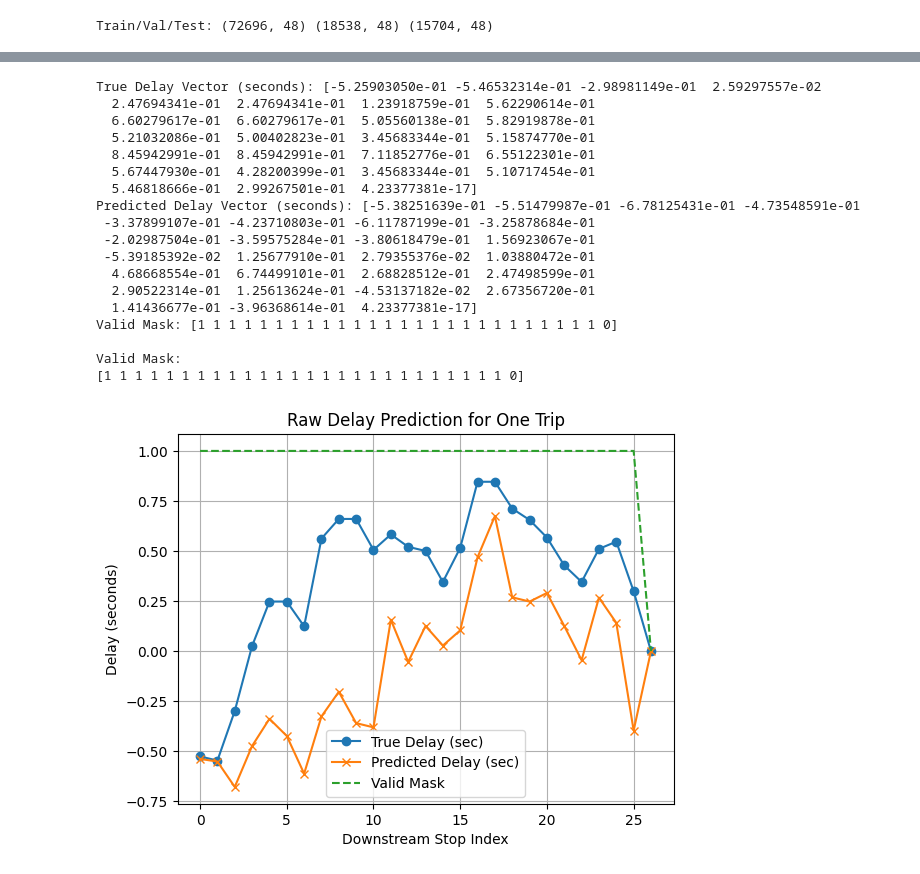
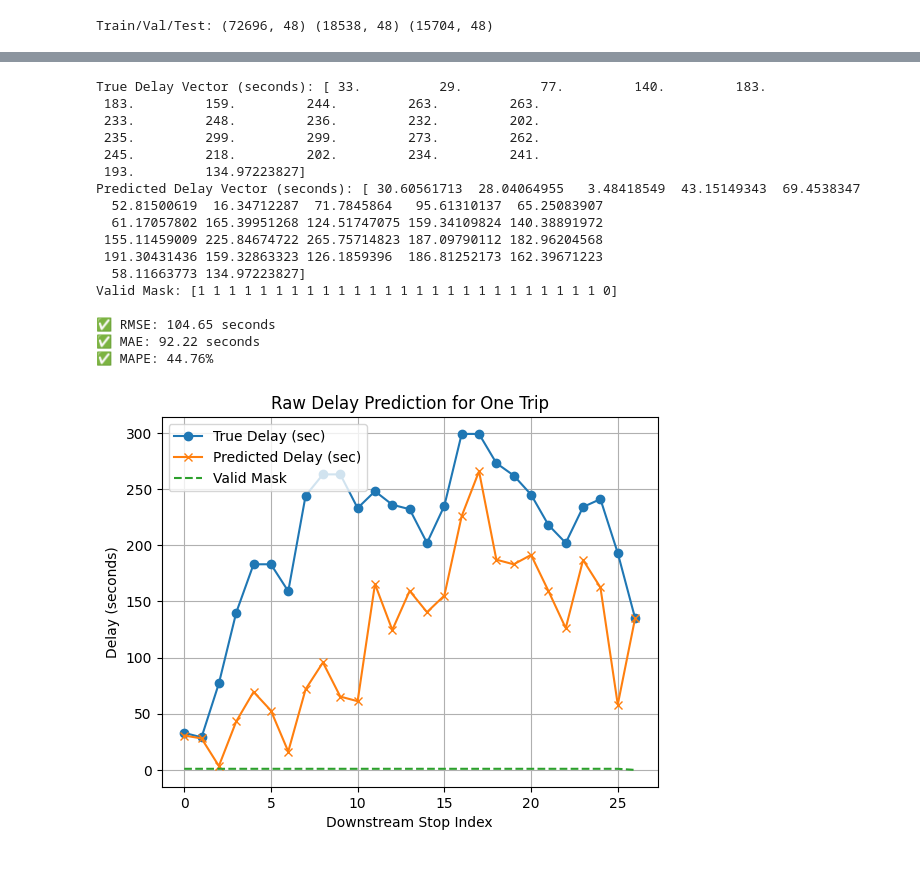
Before and after one commit to Zhiyuan-03/AI_in_Transportation_Exercise, a Jupyter notebook: Project1.ipynb, the cells around one changed output, grey strips where cells are left out. Drawn from its saved outputs; the diff is of its cells as text; code cells hidden in the pictures.

```diff
--- a/Project1.ipynb
+++ b/Project1.ipynb
@@ -331,25 +330,3 @@ feature_cols = ["stop_sequence","hour_sin","hour_cos"] + \
     "traffic_condition",
     "previous_trip_travel_time"]
                 if c in df.columns]
-# %%
-# ---------- 3. Build Samples ----------
-samples, targets, masks, meta = [], [], [], []
-max_len = 27
-
-for trip, g in df.groupby("trip_key"):
-    g = g.sort_values("stop_sequence").reset_index(drop=True)
-    if len(g) < 2: continue
-    # cumulative arrival delays (seconds)
-    delays = g["arrival_delay"].values
-    for k in range(len(g)-1):
-        feat = {f: g.loc[k, f] if f in g.columns else 0 for f in feature_cols}
-        y = list(delays[k+1:])                      # downstream delays
-        m = [1]*len(y)
-        samples.append(feat)
-        targets.append(y + [0]*(max_len - len(y)))  # pad
-        masks.append(m + [0]*(max_len - len(m)))
-        meta.append((trip, int(g.loc[k,"stop_sequence"])))
-
-X = pd.DataFrame(samples).fillna(0)
-Y = np.array(targets)
-MASK = np.array(masks)
@@ -482,63 +537,71 @@ And if memory is not enough, you can set `force_col_wise=true`.
 [LightGBM] [Warning] Stopped training because there are no more leaves that meet the split requirements
 LightGBM MAE per horizon: [0.650826666766743, 0.36813314022509247, 0.40601885370570595, 0.43905709450865765, 0.47383920640680244, 0.5034627922435055, 0.535811028635307, 0.5602422768098586, 0.584471846 ...
 # %%
+from sklearn.preprocessing import StandardScaler
 from sklearn.metrics import mean_squared_error, mean_absolute_error
 import numpy as np
+import matplotlib.pyplot as plt
+import pandas as pd
 
-# Inverse transform scaled predictions and ground truth
+df_raw = pd.read_csv('Dataset-PT.csv', skiprows=1)
+
+scaler_arrival = StandardScaler()
+scaler_arrival.fit(df_raw[['arrival_delay']])  # now using truly unscaled data
+
+
+i = 0  # sample index
+
+# Inverse transform predictions and ground truth
 true_raw = scaler_arrival.inverse_transform(y_test[i].reshape(-1, 1)).flatten()
 pred_raw = scaler_arrival.inverse_transform(pred_lgb[i].reshape(-1, 1)).flatten()
 mask = mask_test[i].astype(bool)
 
 # Filter valid entries
 true_valid = true_raw[mask]
 pred_valid = pred_raw[mask]
 
-# Compute RMSE
+# Compute metrics
 rmse = np.sqrt(mean_squared_error(true_valid, pred_valid))
-
-# Compute MAPE (avoid division by zero)
-mape = np.mean(np.abs((true_valid - pred_valid) / np.maximum(true_valid, 1e-5))) * 100
+mae = mean_absolute_error(true_valid, pred_valid)
+mape = np.mean(np.abs((true_valid - pred_valid) / np.maximum(np.abs(true_valid), 1e-5))) * 100
 
 # Print results
 print("True Delay Vector (seconds):", true_raw)
 print("Predicted Delay Vector (seconds):", pred_raw)
 print("Valid Mask:", mask_test[i])
 print(f"\n✅ RMSE: {rmse:.2f} seconds")
+print(f"✅ MAE: {mae:.2f} seconds")
 print(f"✅ MAPE: {mape:.2f}%")
 
 # Plot
-import matplotlib.pyplot as plt
-
 plt.plot(true_raw, label="True Delay (sec)", marker='o')
 plt.plot(pred_raw, label="Predicted Delay (sec)", marker='x')
 plt.plot(mask_test[i], label="Valid Mask", linestyle="--")
 plt.title("Raw Delay Prediction for One Trip")
 plt.xlabel("Downstream Stop Index")
 plt.ylabel("Delay (seconds)")
 plt.legend()
 plt.grid(True)
 plt.show()
 # %% [output]
-True Delay Vector (seconds): [-5.25903050e-01 -5.46532314e-01 -2.98981149e-01  2.59297557e-02
-  2.47694341e-01  2.47694341e-01  1.23918759e-01  5.62290614e-01
-  6.60279617e-01  6.60279617e-01  5.05560138e-01  5.82919878e-01
-  5.21032086e-01  5.00402823e-01  3.45683344e-01  5.15874770e-01
-  8.45942991e-01  8.45942991e-01  7.11852776e-01  6.55122301e-01
-  5.67447930e-01  4.28200399e-01  3.45683344e-01  5.10717454e-01
-  5.46818666e-01  2.99267501e-01  4.23377381e-17]
-Predicted Delay Vector (seconds): [-5.38251639e-01 -5.51479987e-01 -6.78125431e-01 -4.73548591e-01
- -3.37899107e-01 -4.23710803e-01 -6.11787199e-01 -3.25878684e-01
- -2.02987504e-01 -3.59575284e-01 -3.80618479e-01  1.56923067e-01
- -5.39185392e-02  1.25677910e-01  2.79355376e-02  1.03880472e-01
-  4.68668554e-01  6.74499101e-01  2.68828512e-01  2.47498599e-01
-  2.90522314e-01  1.25613624e-01 -4.53137182e-02  2.67356720e-01
-  1.41436677e-01 -3.96368614e-01  4.23377381e-17]
+True Delay Vector (seconds): [ 33.          29.          77.         140.         183.
+ 183.         159.         244.         263.         263.
+ 233.         248.         236.         232.         202.
+ 235.         299.         299.         273.         262.
+ 245.         218.         202.         234.         241.
+ 193.         134.97223827]
+Predicted Delay Vector (seconds): [ 30.60561713  28.04064955   3.48418549  43.15149343  69.4538347
+  52.81500619  16.34712287  71.7845864   95.61310137  65.25083907
+  61.17057802 165.39951268 124.51747075 159.34109824 140.38891972
+ 155.11459009 225.84674722 265.75714823 187.09790112 182.96204568
+ 191.30431436 159.32863323 126.1859396  186.81252173 162.39671223
+  58.11663773 134.97223827]
 Valid Mask: [1 1 1 1 1 1 1 1 1 1 1 1 1 1 1 1 1 1 1 1 1 1 1 1 1 1 0]
 
-Valid Mask:
-[1 1 1 1 1 1 1 1 1 1 1 1 1 1 1 1 1 1 1 1 1 1 1 1 1 1 0]
+✅ RMSE: 104.65 seconds
+✅ MAE: 92.22 seconds
+✅ MAPE: 44.76%
-[figure, old version]
+[figure, new version]
 # %%
 # ---------- 7. LSTM Seq2Seq ---------------
 def build_seq_data(X_df, Y_arr, mask_arr):
```
Also changed, not shown: parts of 7 cells of this notebook.
